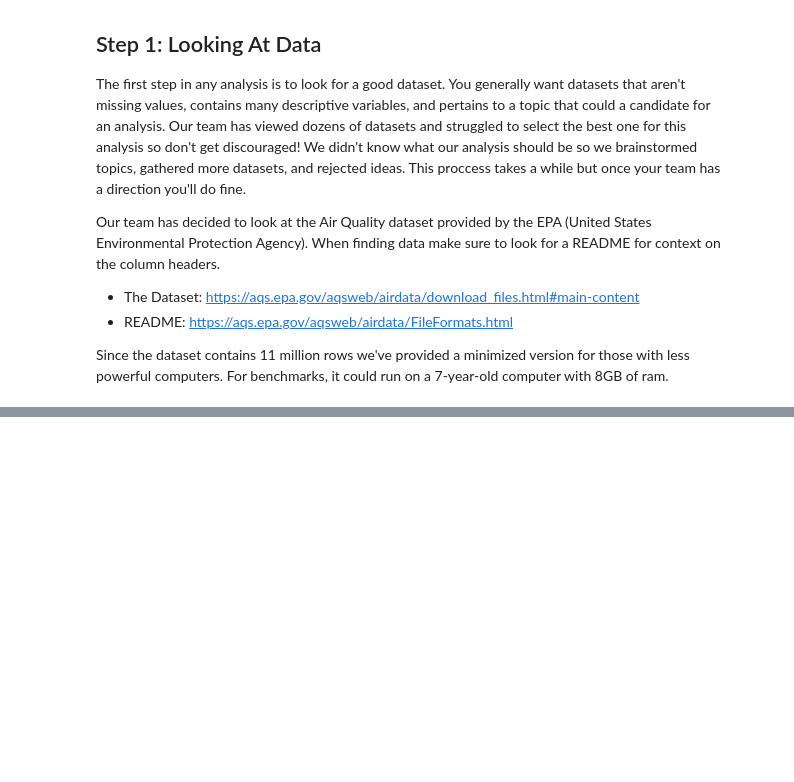
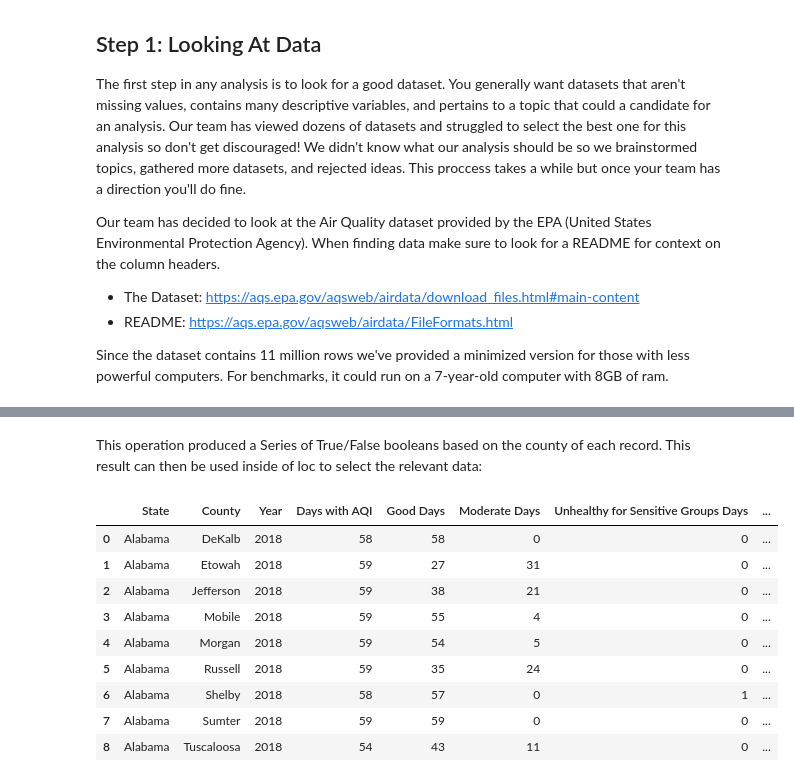
Before and after one commit to bigdatachallenge/2019_bdc_workshops, a Jupyter notebook: Week_Two_Data_Handling/Example_One.ipynb, the cells around one changed output, grey strips where cells are left out. Saved outputs shown, nothing was run; the diff lists cells and outputs as text; code cells hidden in the pictures; blank space fills up the shorter version.

```diff
--- a/Week_Two_Data_Handling/Example_One.ipynb
+++ b/Week_Two_Data_Handling/Example_One.ipynb
@@ -53,0 +213,16 @@ NameError: name 'data3' is not defined
+# %% [markdown]
+This operation produced a Series of True/False booleans based on the county of each record.
+This result can then be used inside of loc to select the relevant data:
+# %%
+data3.loc[data3== 'Alabama']
+# %% [output]
+|  | State | County | Year | Days with AQI | Good Days | Moderate Days | Unhealthy for Sensitive Groups Days | ... |
+| 0 | Alabama | DeKalb | 2018 | 58 | 58 | 0 | 0 | ... |
+| 1 | Alabama | Etowah | 2018 | 59 | 27 | 31 | 0 | ... |
+| 2 | Alabama | Jefferson | 2018 | 59 | 38 | 21 | 0 | ... |
+| 3 | Alabama | Mobile | 2018 | 59 | 55 | 4 | 0 | ... |
+| 4 | Alabama | Morgan | 2018 | 59 | 54 | 5 | 0 | ... |
+| 5 | Alabama | Russell | 2018 | 59 | 35 | 24 | 0 | ... |
+| 6 | Alabama | Shelby | 2018 | 58 | 57 | 0 | 1 | ... |
+| 7 | Alabama | Sumter | 2018 | 59 | 59 | 0 | 0 | ... |
+| 8 | Alabama | Tuscaloosa | 2018 | 54 | 43 | 11 | 0 | ... |
```
Also changed, not shown: parts of 39 cells of this notebook.
